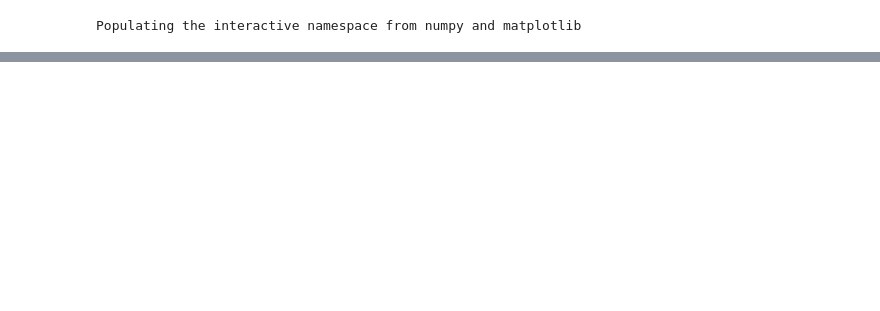
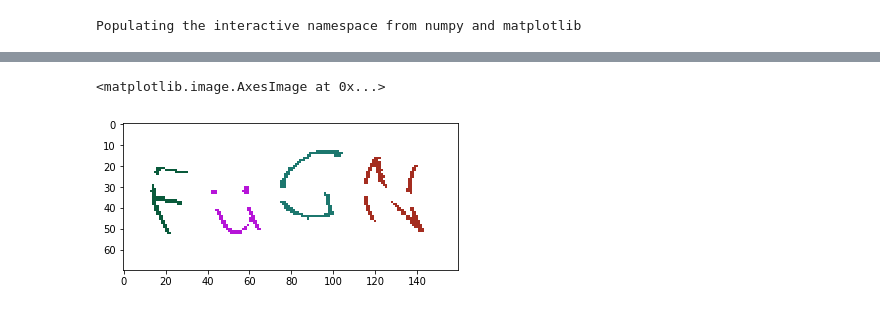
Before and after one commit to barneyElDinosaurio/base_function, a Jupyter notebook: image_detect/image_base.ipynb, the cells around one changed output, grey strips where cells are left out. Saved outputs shown, nothing was run; the diff lists cells and outputs as text; code cells hidden in the pictures; blank space fills up the shorter version.

```diff
--- a/image_detect/image_base.ipynb
+++ b/image_detect/image_base.ipynb
@@ -202,0 +318,5 @@ plt.imshow(rgb_img_copy)
+# %%
+image=Image.open('yezi.jpg').convert('RGBA')
+
+for count, (r, g, b, a) in image.getcolors(image.size[0] * image.size[1]):
+    print(count,' r g b a',(r,g,b,a))
@@ -202,0 +327,15 @@ plt.imshow(rgb_img_copy)
+# %%
+image=Image.open('clipboard.png').convert('RGB')
+color_range = image.getcolors(image.size[0] * image.size[1])
+new_color_range=copy.copy(color_range)
+
+for items in color_range:
+    item=items[1]
+
+    if (item[0]>240) & (item[1]>240) & (item[2]>240):
+#         print(item)
+        new_color_range.remove(items)
+#         continue
+#     else:
+
+most_seen = sorted(new_color_range,key=lambda x:x[0],reverse=True)[:4]
@@ -202,0 +348,2 @@ plt.imshow(rgb_img_copy)
+# %%
+pixel_list = [item for count,item in most_seen]
@@ -202,0 +352,12 @@ plt.imshow(rgb_img_copy)
+# %%
+area = 8
+result = []
+for x,y,z in pixel_list:
+    print(x,y,z)
+    for i in range(0,area,2):
+        for j in range(0,area,2):
+            for k in range(0,area,2):
+                result.append((x+i,y+j,z+k))
+                result.append((x-i,y-j,z-k))
+
+#     result.append((x+))
@@ -202,0 +423,5 @@ plt.imshow(rgb_img_copy)
+# %%
+plt.imshow(img_copy)
+# %% [output]
+<matplotlib.image.AxesImage at 0x...>
+[figure, added]
```
Also changed, not shown: parts of 78 cells of this notebook, 8 other files.
